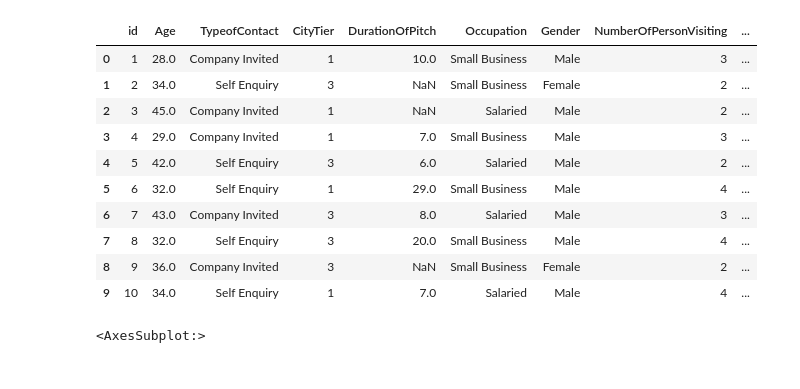
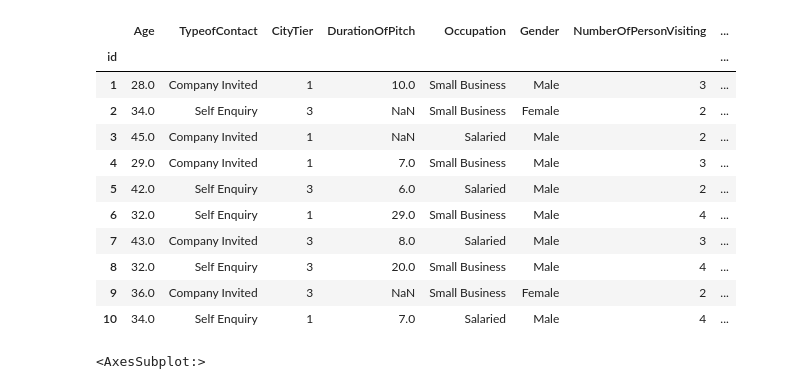
Before and after one commit to Junho65/Kaggle-DACON, a Jupyter notebook: (DACON)Travel_Prediction/travel_prediction.ipynb, the cells around one changed output. Drawn from its saved outputs; the diff is of its cells as text; code cells hidden in the pictures.

```diff
--- a/(DACON)Travel_Prediction/travel_prediction.ipynb
+++ b/(DACON)Travel_Prediction/travel_prediction.ipynb
@@ -5,17 +5,18 @@ import seaborn as sns
 import matplotlib.pyplot as plt
 sns.set_style('dark')
 # %%
-data=pd.read_csv('data/train.csv')
+data=pd.read_csv('data/train.csv',index_col=0)
 data.head(10)
 # %% [output]
-|  | id | Age | TypeofContact | CityTier | DurationOfPitch | Occupation | Gender | NumberOfPersonVisiting | ... |
-| 0 | 1 | 28.0 | Company Invited | 1 | 10.0 | Small Business | Male | 3 | ... |
-| 1 | 2 | 34.0 | Self Enquiry | 3 | NaN | Small Business | Female | 2 | ... |
-| 2 | 3 | 45.0 | Company Invited | 1 | NaN | Salaried | Male | 2 | ... |
-| 3 | 4 | 29.0 | Company Invited | 1 | 7.0 | Small Business | Male | 3 | ... |
-| 4 | 5 | 42.0 | Self Enquiry | 3 | 6.0 | Salaried | Male | 2 | ... |
-| 5 | 6 | 32.0 | Self Enquiry | 1 | 29.0 | Small Business | Male | 4 | ... |
-| 6 | 7 | 43.0 | Company Invited | 3 | 8.0 | Salaried | Male | 3 | ... |
-| 7 | 8 | 32.0 | Self Enquiry | 3 | 20.0 | Small Business | Male | 4 | ... |
-| 8 | 9 | 36.0 | Company Invited | 3 | NaN | Small Business | Female | 2 | ... |
-| 9 | 10 | 34.0 | Self Enquiry | 1 | 7.0 | Salaried | Male | 4 | ... |
+|  | Age | TypeofContact | CityTier | DurationOfPitch | Occupation | Gender | NumberOfPersonVisiting | ... |
+| id |  |  |  |  |  |  |  | ... |
+| 1 | 28.0 | Company Invited | 1 | 10.0 | Small Business | Male | 3 | ... |
+| 2 | 34.0 | Self Enquiry | 3 | NaN | Small Business | Female | 2 | ... |
+| 3 | 45.0 | Company Invited | 1 | NaN | Salaried | Male | 2 | ... |
+| 4 | 29.0 | Company Invited | 1 | 7.0 | Small Business | Male | 3 | ... |
+| 5 | 42.0 | Self Enquiry | 3 | 6.0 | Salaried | Male | 2 | ... |
+| 6 | 32.0 | Self Enquiry | 1 | 29.0 | Small Business | Male | 4 | ... |
+| 7 | 43.0 | Company Invited | 3 | 8.0 | Salaried | Male | 3 | ... |
+| 8 | 32.0 | Self Enquiry | 3 | 20.0 | Small Business | Male | 4 | ... |
+| 9 | 36.0 | Company Invited | 3 | NaN | Small Business | Female | 2 | ... |
+| 10 | 34.0 | Self Enquiry | 1 | 7.0 | Salaried | Male | 4 | ... |
```
Also changed, not shown: parts of 73 cells of this notebook, 6 other files.
